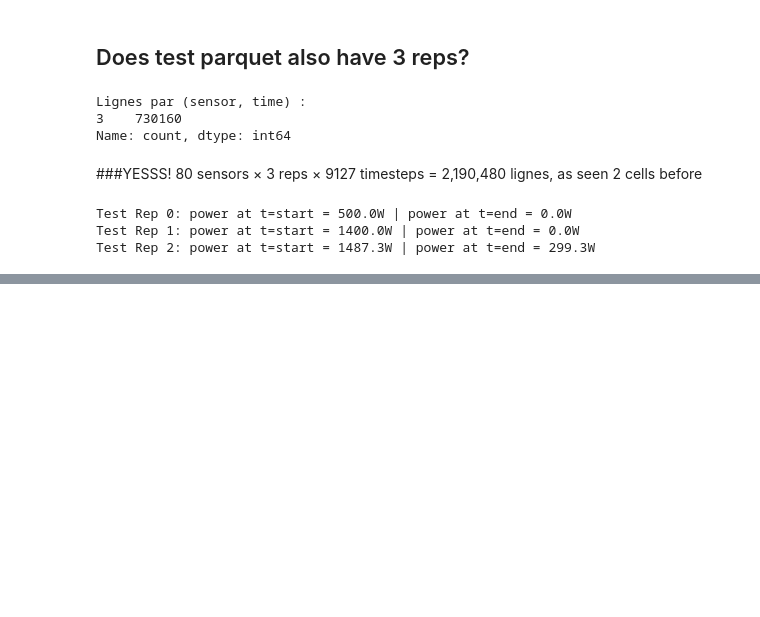
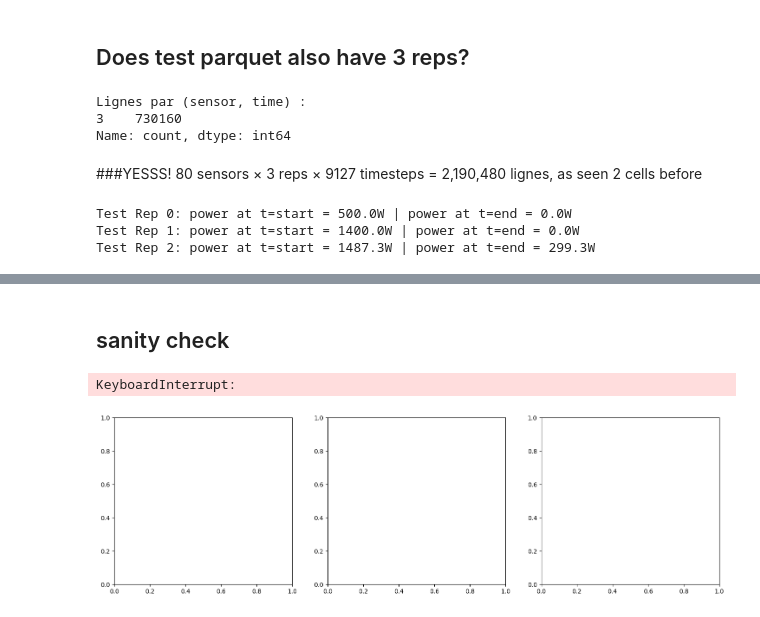
Before and after one commit to NourNaja-leb/IntroML-2026, a Jupyter notebook: ml_project/train_rf_4.933_3_subset.ipynb, the cells around one changed output, grey strips where cells are left out. Saved outputs shown, nothing was run; the diff lists cells and outputs as text; code cells hidden in the pictures; blank space fills up the shorter version.

```diff
--- a/ml_project/train_rf_4.933_3_subset.ipynb
+++ b/ml_project/train_rf_4.933_3_subset.ipynb
@@ -866,0 +1159,36 @@ Test Rep 2: power at t=start = 1487.3W | power at t=end = 299.3W
+# %% [markdown]
+## sanity check
+# %%
+# ── Sanity check: train vs test predictions over time (par rep) ───────────
+
+fig, axes = plt.subplots(1, 3, figsize=(18, 5))
+
+for rep, feat_train, feat_test, label in [
+    (0, feat_rep0, feat_test_rep0, '500W→0W'),
+    (1, feat_rep1, feat_test_rep1, '1400W→0W'),
+    (2, feat_rep2, feat_test_rep2, '1488W→299W'),
+]:
+    ax = axes[rep]
+
+    temp_train = feat_train.groupby('time')['temperature'].mean()
+
+    X_test_s = results[rep]['scaler'].transform(feat_test[FEATURES].values)
+    y_test   = results[rep]['model'].predict(X_test_s)
+    temp_test = feat_test.copy()
+    temp_test['temp_pred'] = y_test
+    temp_test = temp_test.groupby('time')['temp_pred'].mean()
+
+    ax.plot(temp_train.index / (365.25*24*3600), temp_train.values,
+            color='tomato', linewidth=0.8, label='Train (true)')
+    ax.plot(temp_test.index / (365.25*24*3600), temp_test.values,
+            color='steelblue', linewidth=0.8, label='Test (predicted)')
+    ax.set_title(f'Rep {rep} ({label})')
+    ax.set_xlabel('Time [years]'); ax.set_ylabel('Mean temperature [°C]')
+    ax.legend(); ax.grid(True, alpha=0.3)
+
+plt.suptitle('Sanity check: Train vs Test predictions over time', fontsize=14)
+plt.tight_layout()
+plt.show()
+# %% [output]
+KeyboardInterrupt:
+[figure, added]
```
Also changed, not shown: parts of 12 cells of this notebook, 2 other files.
